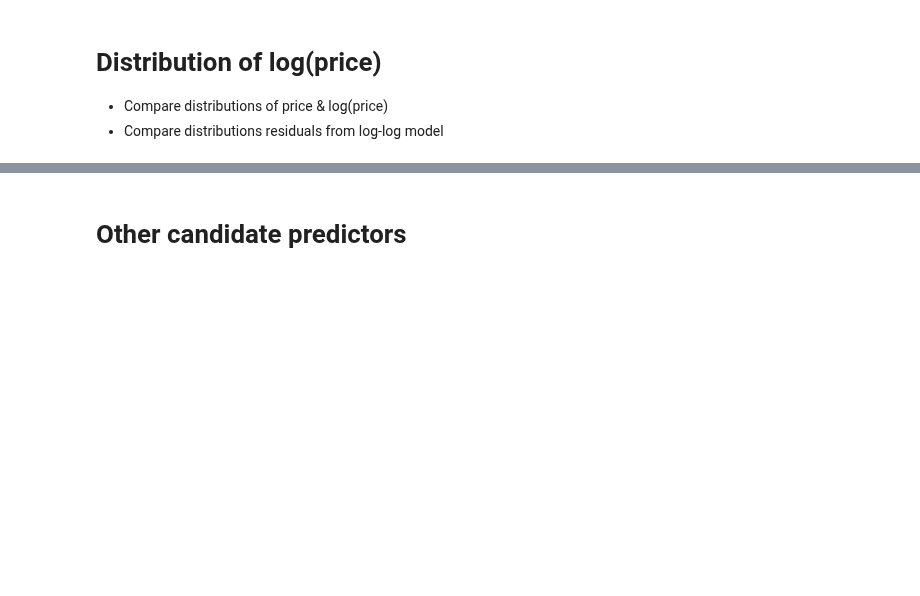
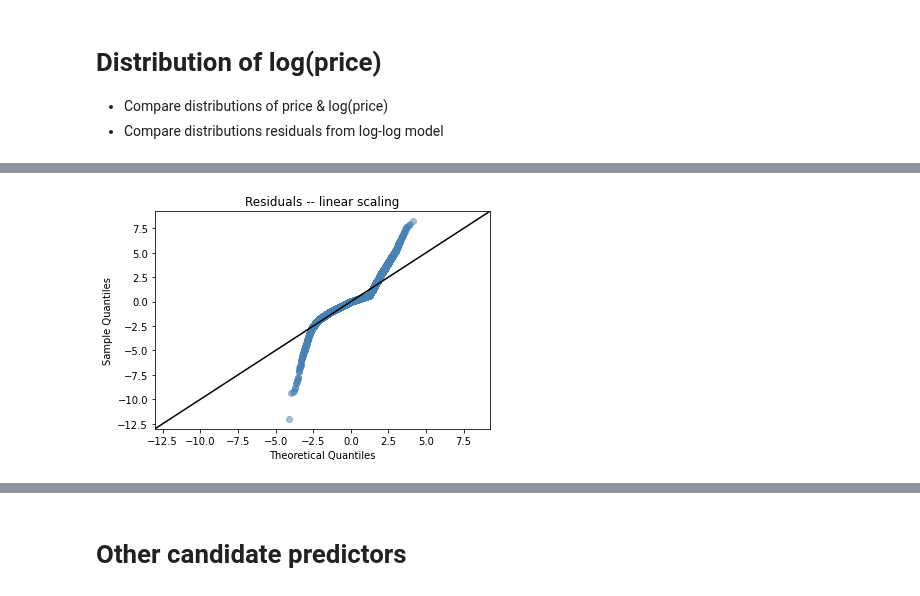
Before and after one commit to mguner/summer-2022, a Jupyter notebook: 08c-diamonds.ipynb, the cells around one changed output, grey strips where cells are left out. Saved outputs shown, nothing was run; the diff lists cells and outputs as text; code cells hidden in the pictures; blank space fills up the shorter version.

```diff
--- a/08c-diamonds.ipynb
+++ b/08c-diamonds.ipynb
@@ -422,15 +532,18 @@ qqplot(residuals_linear)
 # %%
 # Q-Q plot with statsmodels
 import statsmodels.api as sm
 sm.qqplot(residuals_linear, fit=True, line="45")
 
 # Change the styling
 ax = plt.gca()
 lines = ax.get_lines() # there are two -- dots and line
 lines[0].set_markerfacecolor("steelblue")
 lines[0].set_markeredgecolor("steelblue")
 lines[0].set_alpha(0.5)
-lines[1].set_color('k');
+lines[1].set_color('k')
+plt.title("Residuals -- linear scaling");
+# %% [output]
+[figure, added]
 # %%
 # Q-Q plot with statsmodels
 import statsmodels.api as sm
```
Also changed, not shown: parts of 54 cells of this notebook.
